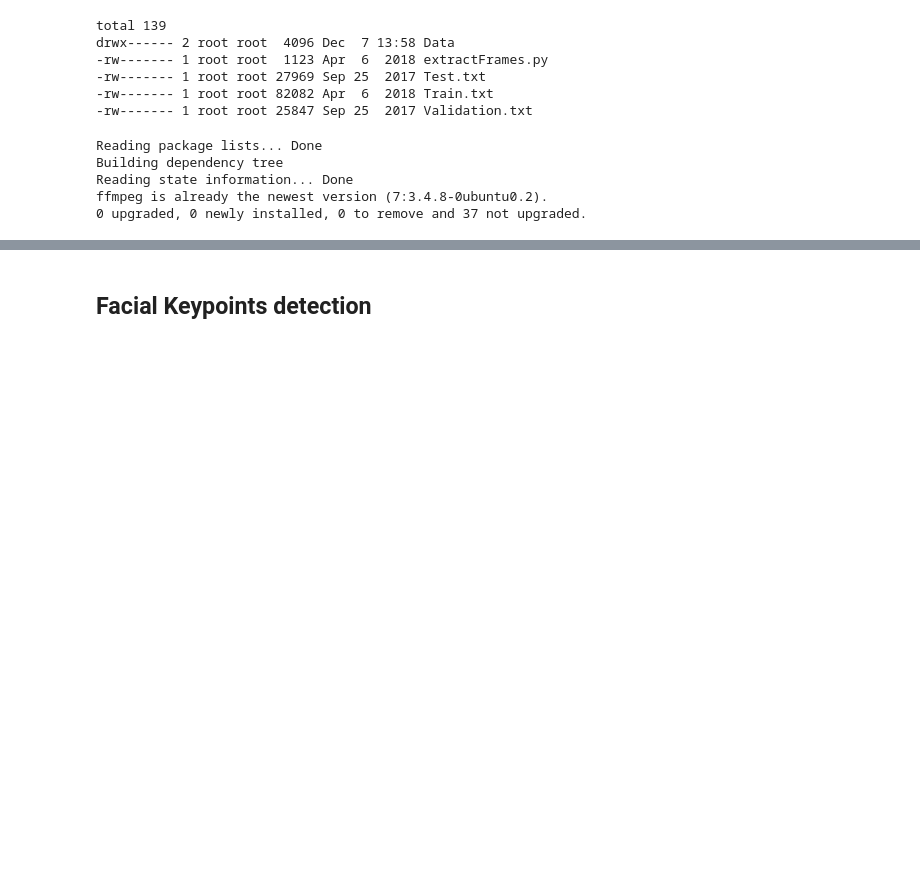
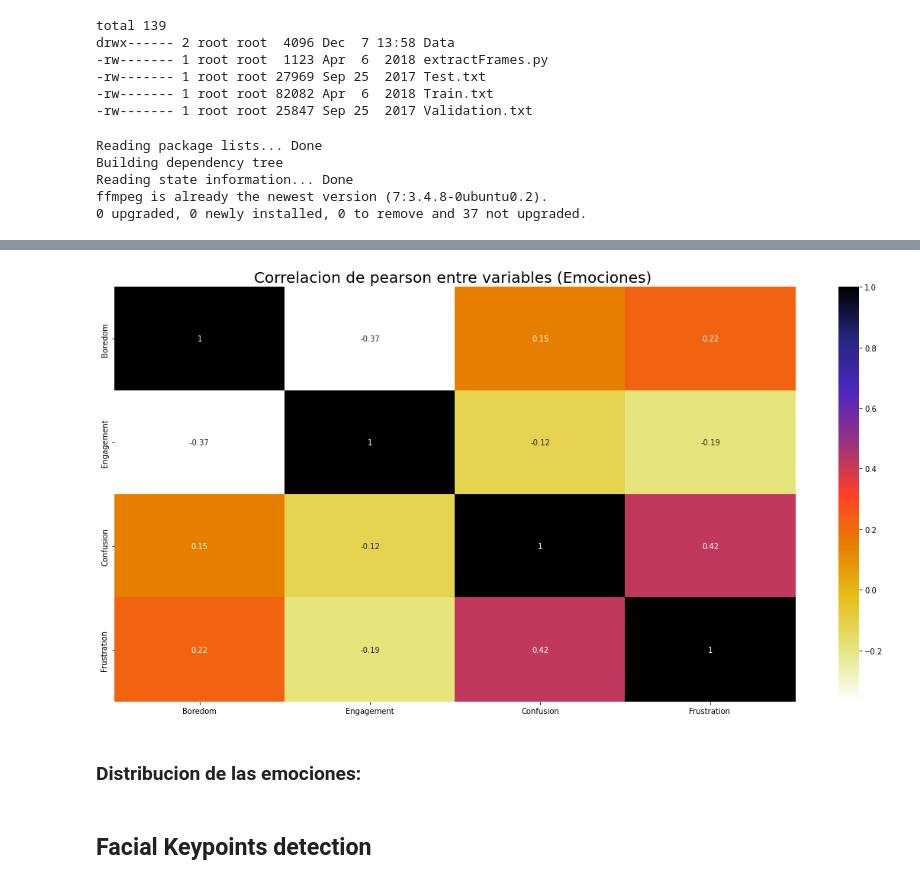
Before and after one commit to aenoboa1/Draft_ML_EmotionAPP, a Jupyter notebook: Main_Notebook.ipynb, the cells around one changed output, grey strips where cells are left out. Drawn from its saved outputs; the diff is of its cells as text; code cells hidden in the pictures; blank space fills up the shorter version.

```diff
--- a/Main_Notebook.ipynb
+++ b/Main_Notebook.ipynb
@@ -121,3 +123,5 @@ def extractFrames():
 
 # NOTE: This may take a WHILE
 !mkdir /content/DAiSEE ; unzip  -qq /content/drive/MyDrive/DAiSEE.zip -d /content/DAiSEE
+# %%
+df = pd.read_csv('/content/DAiSEE/DAiSEE/Labels/TestLabels.csv')
@@ -124,3 +144,15 @@ def extractFrames():
+# %%
+import seaborn as sns
+# Using pearson correlation
+plt.figure(figsize=(20, 10))
+corr = df.corr(method='pearson')
+sns.heatmap(corr, annot=True, cmap=plt.cm.CMRmap_r)
+plt.title("Correlacion de pearson entre variables (Emociones) ",fontsize=20)
+plt.show()
+# %% [output]
+[figure, added]
+# %% [markdown]
+### Distribucion de las emociones:
 # %% [markdown]
 ## Facial Keypoints detection
 # %% [markdown]
```
Also changed, not shown: parts of 9 cells of this notebook.
